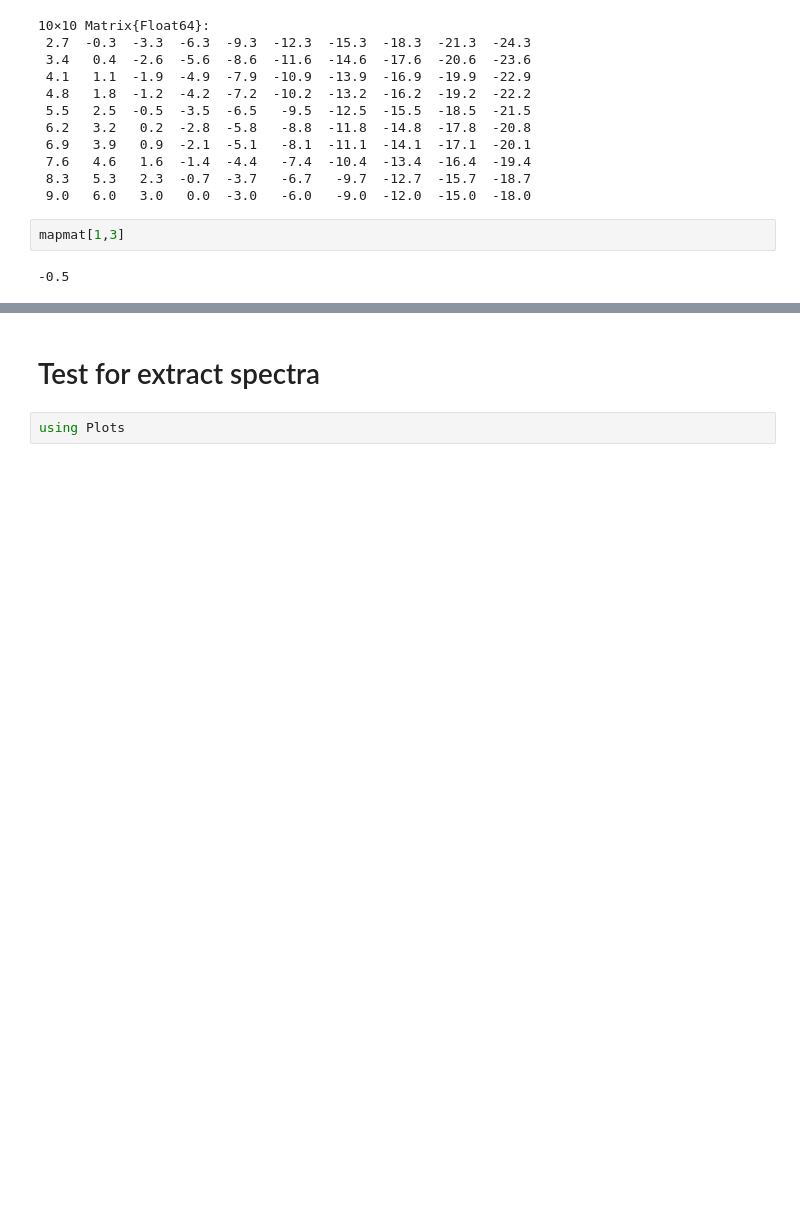
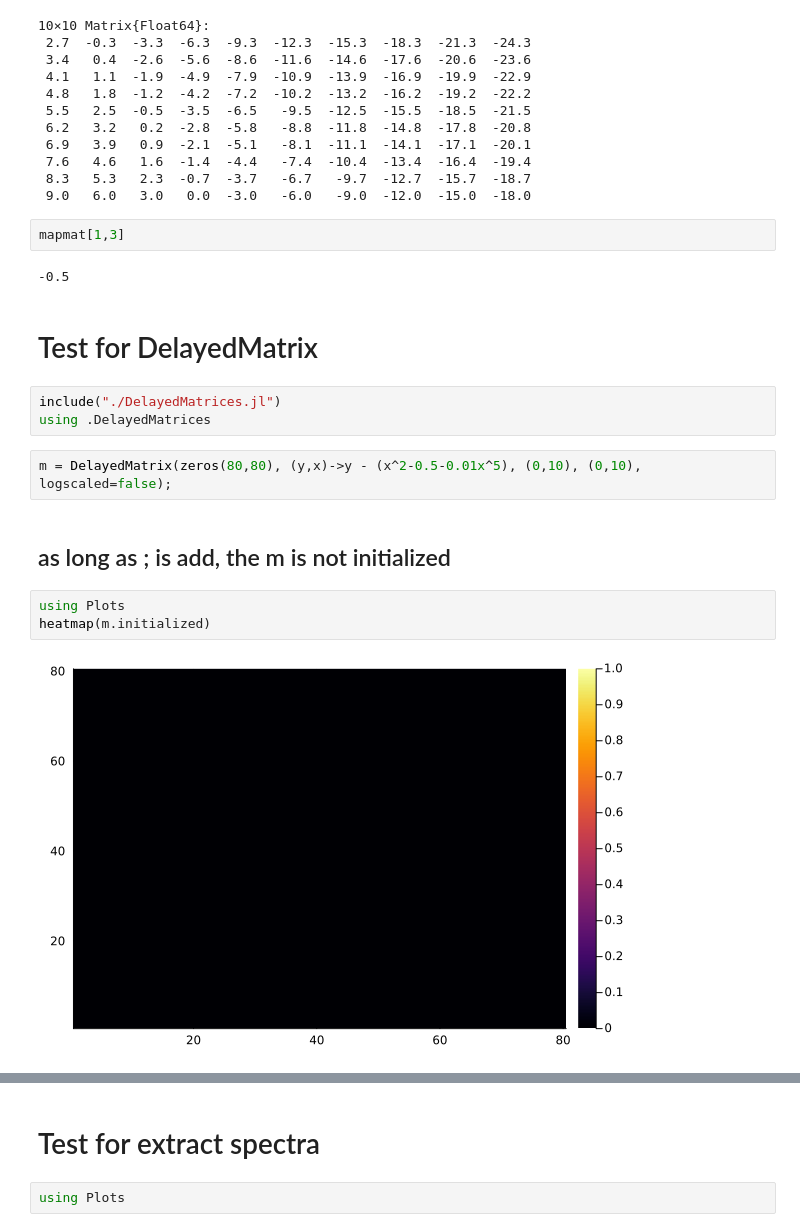
Before and after one commit to yardw/SpectraShooter.jl, a Jupyter notebook: dev.ipynb, the cells around one changed output, grey strips where cells are left out. Saved outputs shown, nothing was run; the diff lists cells and outputs as text; blank space fills up the shorter version.

```diff
--- a/dev.ipynb
+++ b/dev.ipynb
@@ -461,3 +461,17 @@ mapmat = [0.7y - 3x + 5 for y in 1:10, x in 1:10];
 mapmat[1,3]
 # %% [output]
 -0.5
+# %% [markdown]
+# Test for DelayedMatrix
+# %%
+include("./DelayedMatrices.jl")
+using .DelayedMatrices
+# %%
+m = DelayedMatrix(zeros(80,80), (y,x)->y - (x^2-0.5-0.01x^5), (0,10), (0,10), logscaled=false);
+# %% [markdown]
+## as long as ; is add, the m is not initialized
+# %%
+using Plots
+heatmap(m.initialized)
+# %% [output]
+[figure, added]
```
Also changed, not shown: parts of 22 cells of this notebook, 2 other files.
